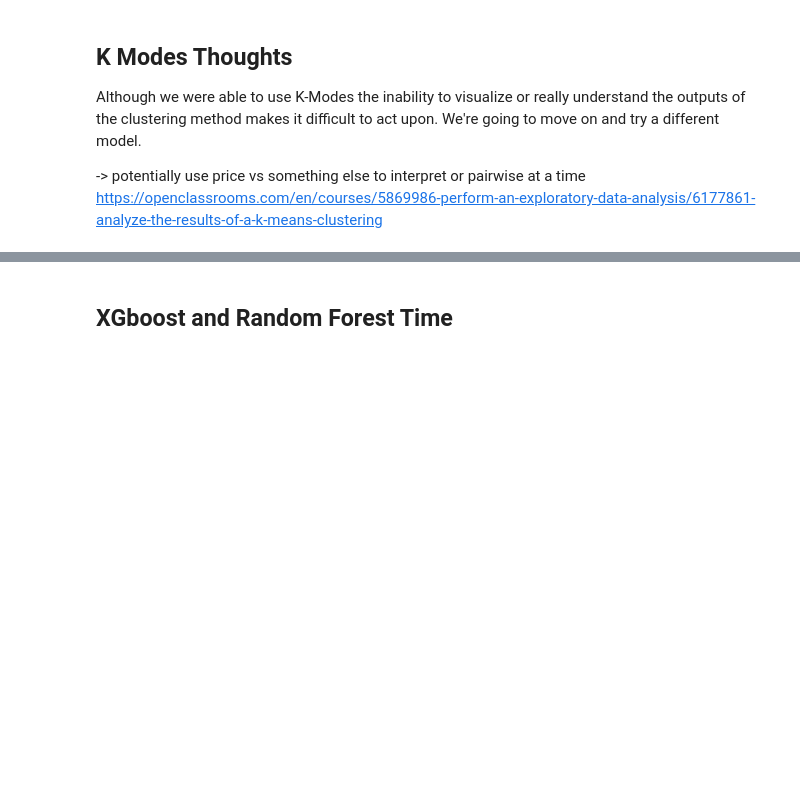
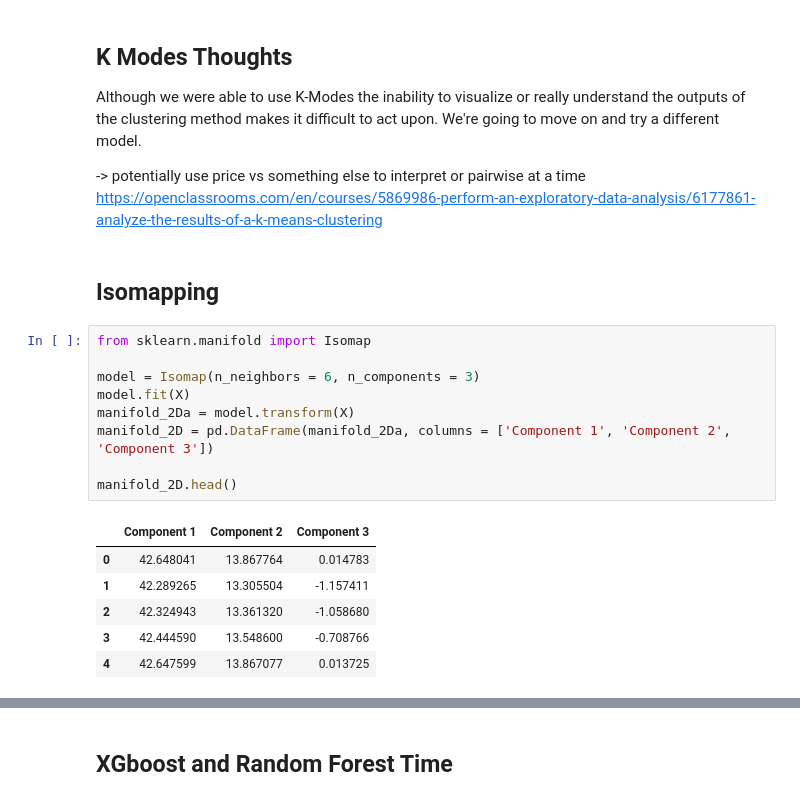
Before and after one commit to lutimoth/LaptopPriceModeling, a Jupyter notebook: notebooks/Laptop Pricing Modeling.ipynb, the cells around one changed output, grey strips where cells are left out. Saved outputs shown, nothing was run; the diff lists cells and outputs as text; blank space fills up the shorter version.

```diff
--- a/notebooks/Laptop Pricing Modeling.ipynb
+++ b/notebooks/Laptop Pricing Modeling.ipynb
@@ -167,3 +126,21 @@ Although we were able to use K-Modes the inability to visualize or really unders
 
 -> potentially use price vs something else to interpret or pairwise at a time
 https://openclassrooms.com/en/courses/5869986-perform-an-exploratory-data-analysis/6177861-analyze-the-results-of-a-k-means-clustering
+# %% [markdown]
+## Isomapping
+# %%
+from sklearn.manifold import Isomap
+
+model = Isomap(n_neighbors = 6, n_components = 3)
+model.fit(X)
+manifold_2Da = model.transform(X)
+manifold_2D = pd.DataFrame(manifold_2Da, columns = ['Component 1', 'Component 2', 'Component 3'])
+
+manifold_2D.head()
+# %% [output]
+|  | Component 1 | Component 2 | Component 3 |
+| 0 | 42.648041 | 13.867764 | 0.014783 |
+| 1 | 42.289265 | 13.305504 | -1.157411 |
+| 2 | 42.324943 | 13.361320 | -1.058680 |
+| 3 | 42.444590 | 13.548600 | -0.708766 |
+| 4 | 42.647599 | 13.867077 | 0.013725 |
```
Also changed, not shown: parts of 11 cells of this notebook.
